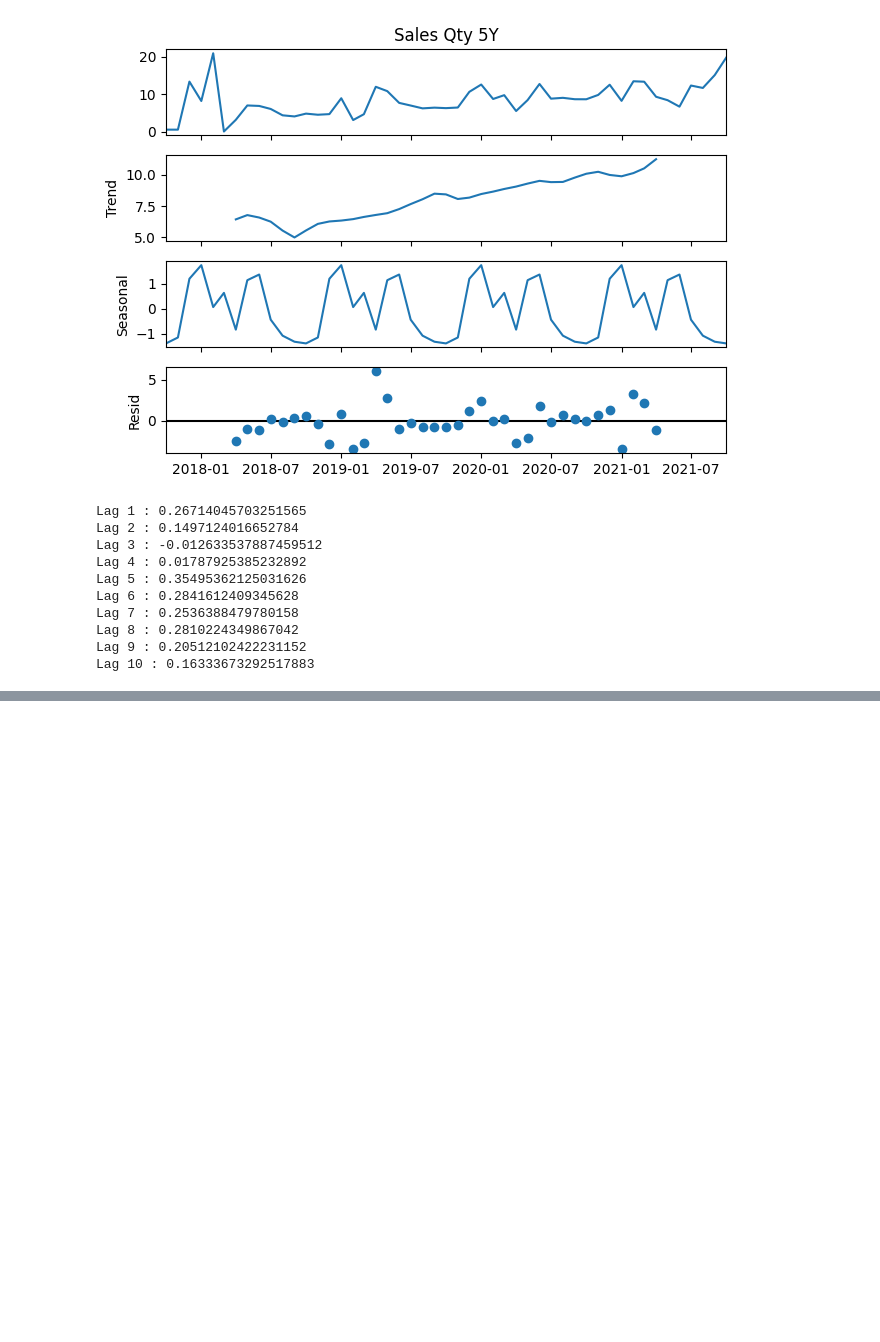
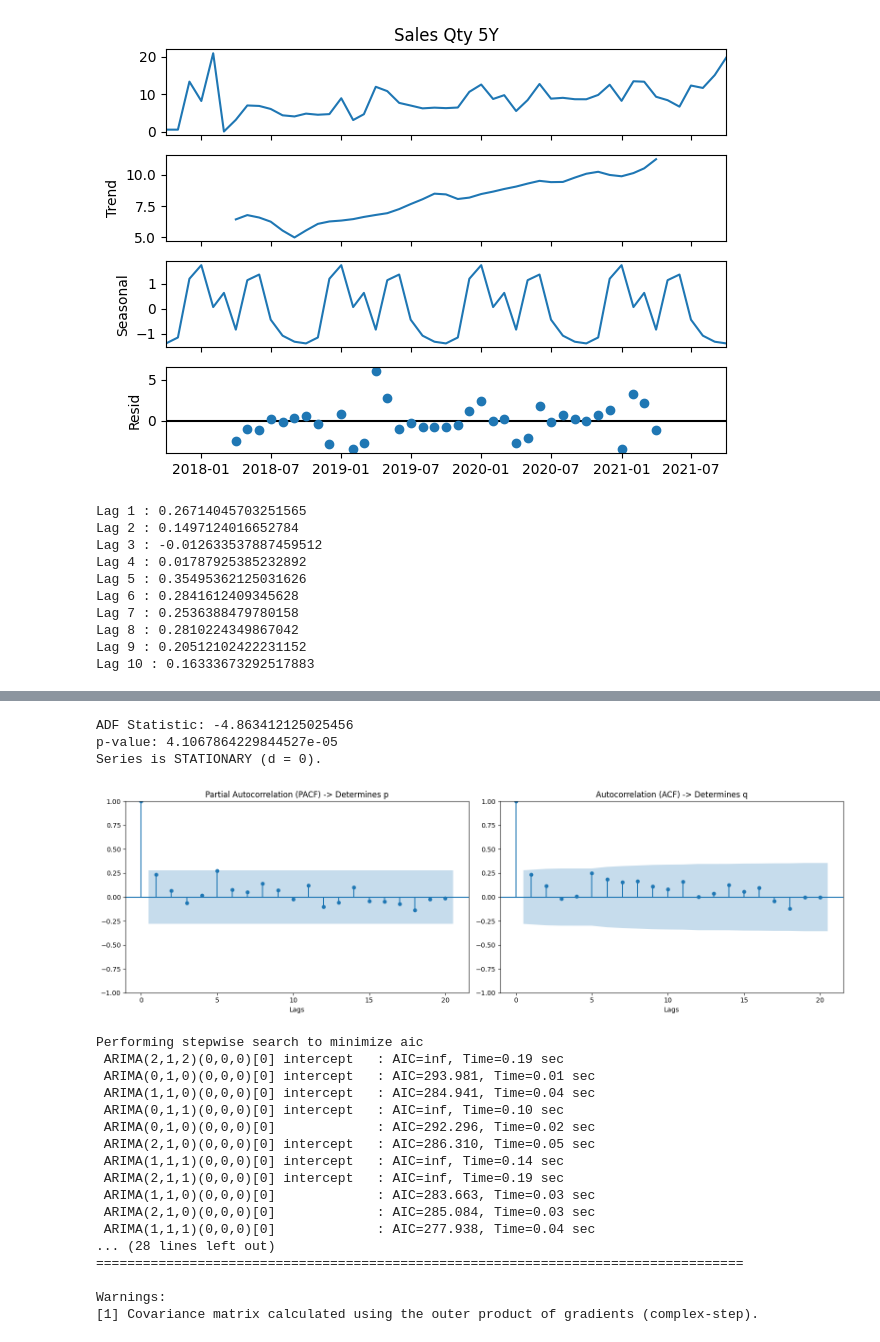
Before and after one commit to Girawale-Sanket/Time-Series-Assignment, a Jupyter notebook: TSA_LAB1.ipynb, the cells around one changed output, grey strips where cells are left out. Saved outputs shown, nothing was run; the diff lists cells and outputs as text; code cells hidden in the pictures; blank space fills up the shorter version.

```diff
--- a/TSA_LAB1.ipynb
+++ b/TSA_LAB1.ipynb
@@ -145,0 +178,70 @@ Lag 10 : 0.16333673292517883
+# %%
+import matplotlib.pyplot as plt
+from statsmodels.tsa.stattools import adfuller
+from statsmodels.graphics.tsaplots import plot_acf, plot_pacf
+import pmdarima as pm
+
+# 1. FINDING d (Differencing Order) USING ADF TEST
+adf_result = adfuller(Y.dropna())
+print(f"ADF Statistic: {adf_result[0]}")
+print(f"p-value: {adf_result[1]}")
+
+if adf_result[1] > 0.05:
+    print("Series is NON-STATIONARY. First differencing required (d = 1 or higher).")
+    Y_diff = Y.diff().dropna()
+else:
+    print("Series is STATIONARY (d = 0).")
+    Y_diff = Y.dropna()
+
+
+# 2. PLOTTING ACF & PACF TO DETERMINE p AND q
+fig, axes = plt.subplots(1, 2, figsize=(16, 5))
+
+# PACF gives 'p' (AR order) -> look for the last significant lag before it drops into the blue confidence band
+plot_pacf(Y_diff, lags=20, method='ywm', ax=axes[0])
+axes[0].set_title('Partial Autocorrelation (PACF) -> Determines p')
+axes[0].set_xlabel('Lags')
+
+# ACF gives 'q' (MA order) -> look for the last significant lag before it drops into the blue confidence band
+plot_acf(Y_diff, lags=20, ax=axes[1])
+axes[1].set_title('Autocorrelation (ACF) -> Determines q')
+axes[1].set_xlabel('Lags')
+
+plt.tight_layout()
+plt.show()
+
+
+# 3. AUTOMATED OPTIMAL (p, d, q) SELECTION
+auto_model = pm.auto_arima(
+    Y.dropna(),
+    seasonal=False,
+    stepwise=True,
+    suppress_warnings=True,
+    trace=True
+)
+
+print("\n--- Best Model Order Selected ---")
+print(f"Best (p, d, q) order: {auto_model.order}")
+print(auto_model.summary())
+# %% [output]
+ADF Statistic: -4.863412125025456
+p-value: 4.1067864229844527e-05
+Series is STATIONARY (d = 0).
+[figure, added]
+Performing stepwise search to minimize aic
+ ARIMA(2,1,2)(0,0,0)[0] intercept   : AIC=inf, Time=0.19 sec
+ ARIMA(0,1,0)(0,0,0)[0] intercept   : AIC=293.981, Time=0.01 sec
+ ARIMA(1,1,0)(0,0,0)[0] intercept   : AIC=284.941, Time=0.04 sec
+ ARIMA(0,1,1)(0,0,0)[0] intercept   : AIC=inf, Time=0.10 sec
+ ARIMA(0,1,0)(0,0,0)[0]             : AIC=292.296, Time=0.02 sec
+ ARIMA(2,1,0)(0,0,0)[0] intercept   : AIC=286.310, Time=0.05 sec
+ ARIMA(1,1,1)(0,0,0)[0] intercept   : AIC=inf, Time=0.14 sec
+ ARIMA(2,1,1)(0,0,0)[0] intercept   : AIC=inf, Time=0.19 sec
+ ARIMA(1,1,0)(0,0,0)[0]             : AIC=283.663, Time=0.03 sec
+ ARIMA(2,1,0)(0,0,0)[0]             : AIC=285.084, Time=0.03 sec
+ ARIMA(1,1,1)(0,0,0)[0]             : AIC=277.938, Time=0.04 sec
+... (28 lines left out)
+===================================================================================
+
+Warnings:
+[1] Covariance matrix calculated using the outer product of gradients (complex-step).
```
Also changed, not shown: parts of 4 cells of this notebook.
